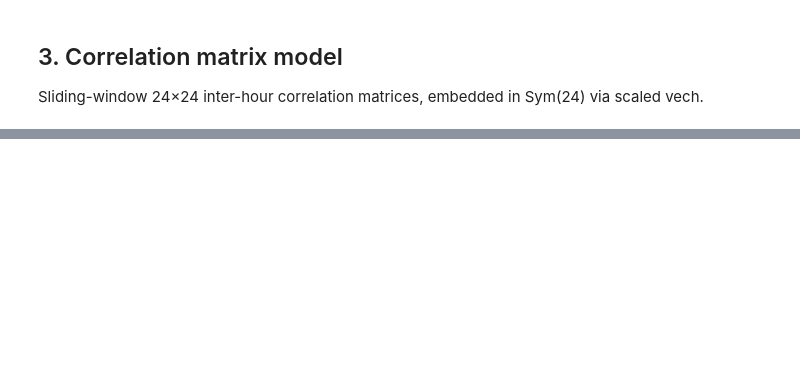
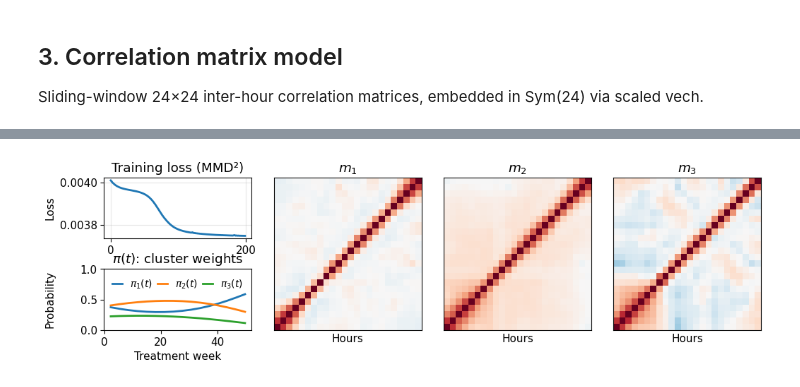
Before and after one commit to dani2442/rkhs-mixture-models, a Jupyter notebook: examples/use_case_visualization.ipynb, the cells around one changed output, grey strips where cells are left out. Drawn from its saved outputs; the diff is of its cells as text; code cells hidden in the pictures; blank space fills up the shorter version.

```diff
--- a/examples/use_case_visualization.ipynb
+++ b/examples/use_case_visualization.ipynb
@@ -395,0 +643,94 @@ GraphODE mean pi over t: [0.44942749 0.13351774 0.41705477]
+# %%
+import matplotlib.pyplot as plt
+
+
+
+# 1. Use layout="constrained" but we will tune its padding below
+
+fig = plt.figure(figsize=(3 + 3 * K, 2.8))
+
+
+
+# 2. Set hspace to 0.0
+
+gs = fig.add_gridspec(nrows=2, ncols=1 + K, hspace=0.5, wspace=0.15)
+
+
+
+# --- COLUMN 1, ROW 1: MMD² loss ---
+
+ax1 = fig.add_subplot(gs[0, 0])
+
+ax1.plot(hist_c, lw=2)
+
+ax1.set(title="Training loss (MMD²)", ylabel="Loss")
+
+ax1.grid(alpha=0.3)
+
+
+
+# REMOVE x-axis labels and tick labels to allow ax2 to slide up
+
+ax1.set_xticks([0, 200])
+
+# ax1.set_xlabel("")
+
+
+
+# --- COLUMN 1, ROW 2: π(t) ---
+
+ax2 = fig.add_subplot(gs[1, 0])
+
+for k in range(K):
+
+    ax2.plot(t_weeks_c, pi_c.cpu().numpy()[:, k], lw=2, label=f"$\pi_{k + 1}(t)$")
+
+
+
+# REMOVE the title and move it to a ylabel or an annotation inside the plot
+
+# This prevents the title text from pushing ax1 away.
+
+ax2.set(xlabel="Treatment week", ylabel="Probability", ylim=(0, 1))
+
+ax2.legend(fontsize=10, loc='upper center', ncols=3, frameon=False, handlelength=1., columnspacing=0.5)
+
+ax2.grid(alpha=0.0)
+
+ax2.set_title(r"$\pi(t)$: cluster weights")
+
+
+
+# --- COLUMNS 2 to 1+K: Correlation Heatmaps ---
+
+for k in range(K):
+
+    # These span both rows (gs[:, k+1])
+
+    ax_k = fig.add_subplot(gs[:, k + 1])
+
+    im = ax_k.imshow(recon_corr[k], cmap="RdBu_r", vmin=-1, vmax=1,
+
+                    origin="lower", aspect='auto')
+
+    ax_k.set_xticks([]); ax_k.set_yticks([])
+
+    ax_k.set(title=fr"$m_{k + 1}$", xlabel="Hours")
+
+
+
+fig.set_constrained_layout_pads(h_pad=0.01, w_pad=0.1)
+
+
+
+# Align the labels vertically
+
+fig.align_ylabels([ax1, ax2])
+
+#plt.suptitle("Training Correlation Matrices", fontsize=16, y=1.03)
+
+fig.savefig("../paper/images/corr_ode_training.pdf", dpi=300, bbox_inches="tight")
+
+plt.show()
+# %% [output]
+[figure, added]
```
Also changed, not shown: parts of 13 cells of this notebook, 14 other files.
